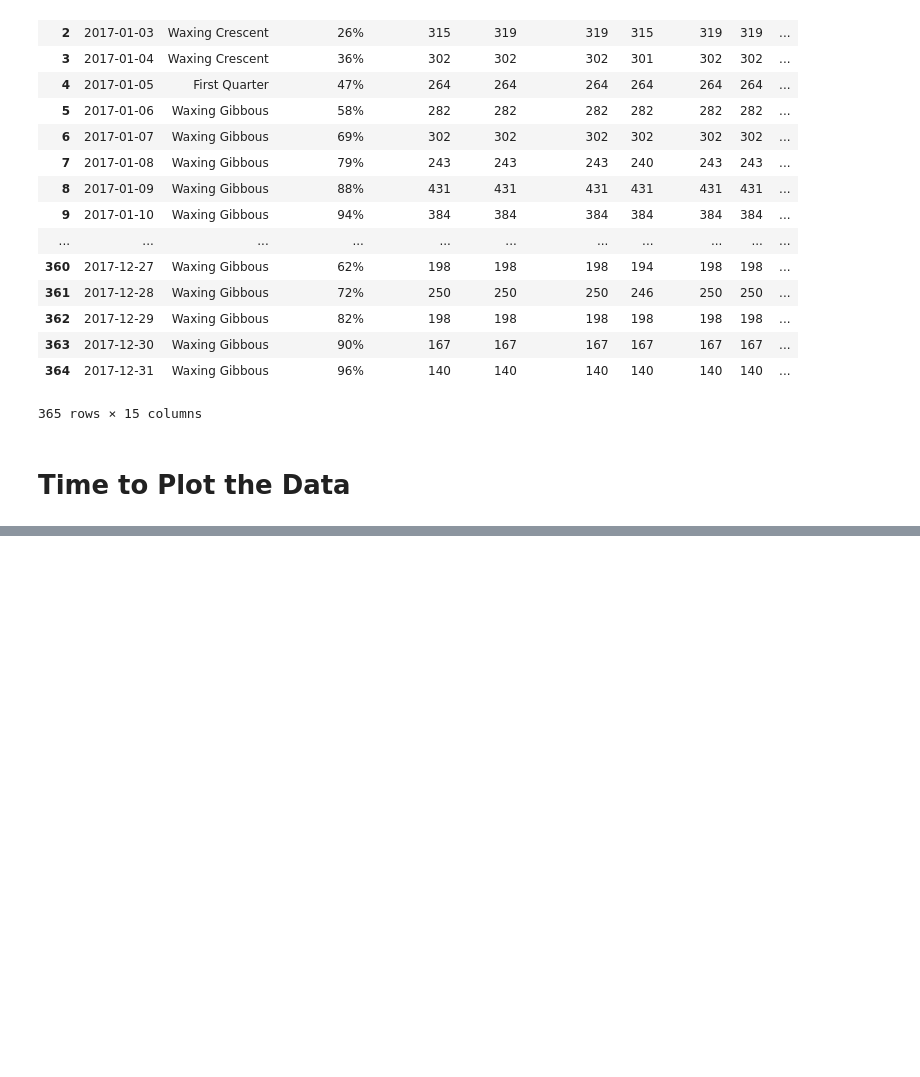
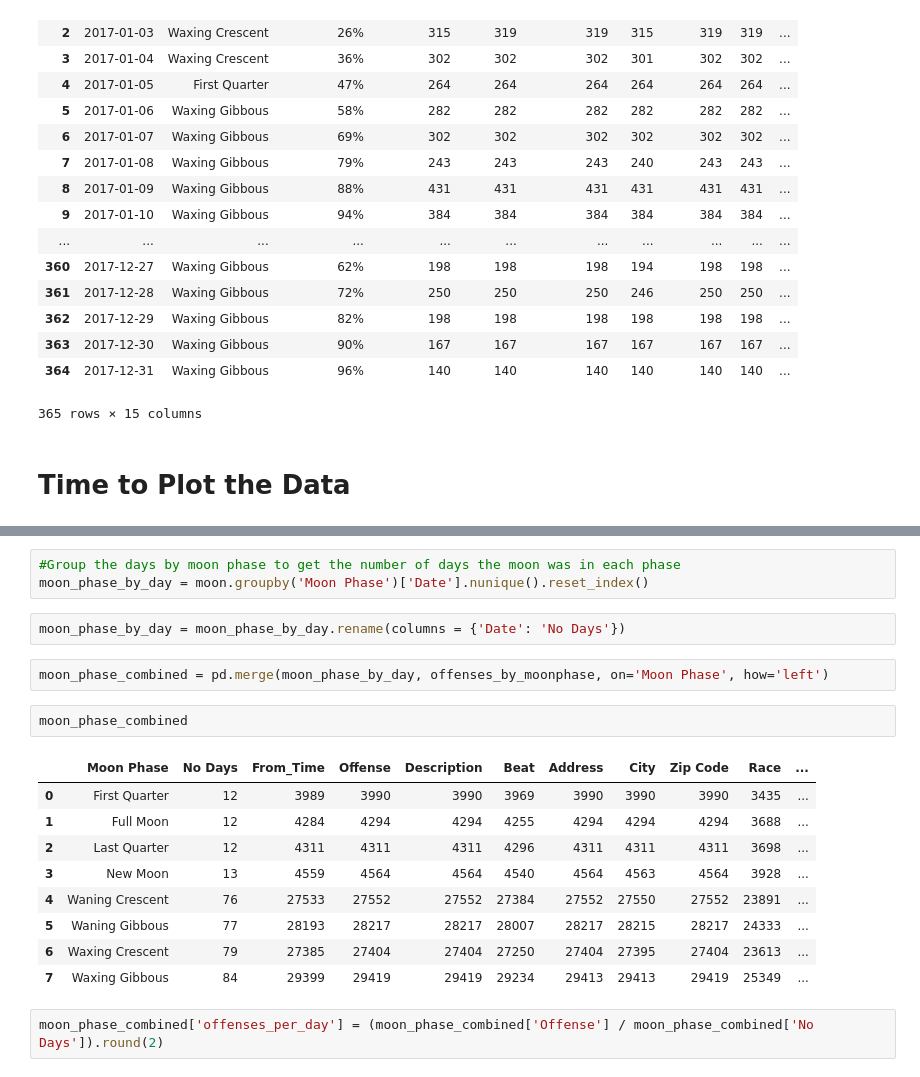
Before and after one commit to penguinistakc/team_mcgruff, a Jupyter notebook: Project Analysis.ipynb, the cells around one changed output, grey strips where cells are left out. Cells and saved outputs as stored; diff of their text form; blank space fills up the shorter version.

```diff
--- a/Project Analysis.ipynb
+++ b/Project Analysis.ipynb
@@ -134,0 +153,21 @@ plt.show(crime_by_moonphase)
+# %%
+#Group the days by moon phase to get the number of days the moon was in each phase
+moon_phase_by_day = moon.groupby('Moon Phase')['Date'].nunique().reset_index()
+# %%
+moon_phase_by_day = moon_phase_by_day.rename(columns = {'Date': 'No Days'})
+# %%
+moon_phase_combined = pd.merge(moon_phase_by_day, offenses_by_moonphase, on='Moon Phase', how='left')
+# %%
+moon_phase_combined
+# %% [output]
+|  | Moon Phase | No Days | From_Time | Offense | Description | Beat | Address | City | Zip Code | Race | ... |
+| 0 | First Quarter | 12 | 3989 | 3990 | 3990 | 3969 | 3990 | 3990 | 3990 | 3435 | ... |
+| 1 | Full Moon | 12 | 4284 | 4294 | 4294 | 4255 | 4294 | 4294 | 4294 | 3688 | ... |
+| 2 | Last Quarter | 12 | 4311 | 4311 | 4311 | 4296 | 4311 | 4311 | 4311 | 3698 | ... |
+| 3 | New Moon | 13 | 4559 | 4564 | 4564 | 4540 | 4564 | 4563 | 4564 | 3928 | ... |
+| 4 | Waning Crescent | 76 | 27533 | 27552 | 27552 | 27384 | 27552 | 27550 | 27552 | 23891 | ... |
+| 5 | Waning Gibbous | 77 | 28193 | 28217 | 28217 | 28007 | 28217 | 28215 | 28217 | 24333 | ... |
+| 6 | Waxing Crescent | 79 | 27385 | 27404 | 27404 | 27250 | 27404 | 27395 | 27404 | 23613 | ... |
+| 7 | Waxing Gibbous | 84 | 29399 | 29419 | 29419 | 29234 | 29413 | 29413 | 29419 | 25349 | ... |
+# %%
+moon_phase_combined['offenses_per_day'] = (moon_phase_combined['Offense'] / moon_phase_combined['No Days']).round(2)
```
Also changed, not shown: parts of 9 cells of this notebook, 3 other files.
